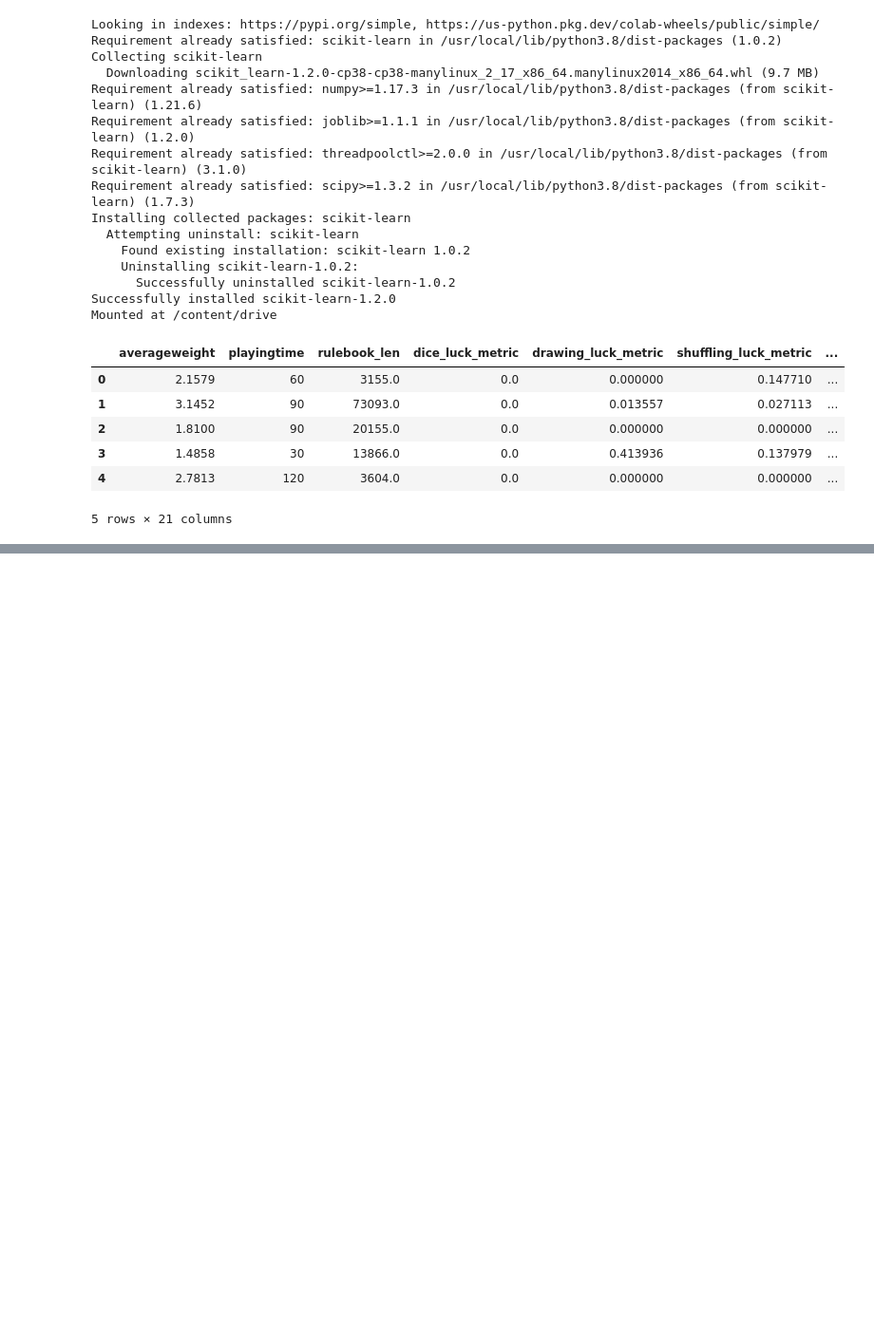
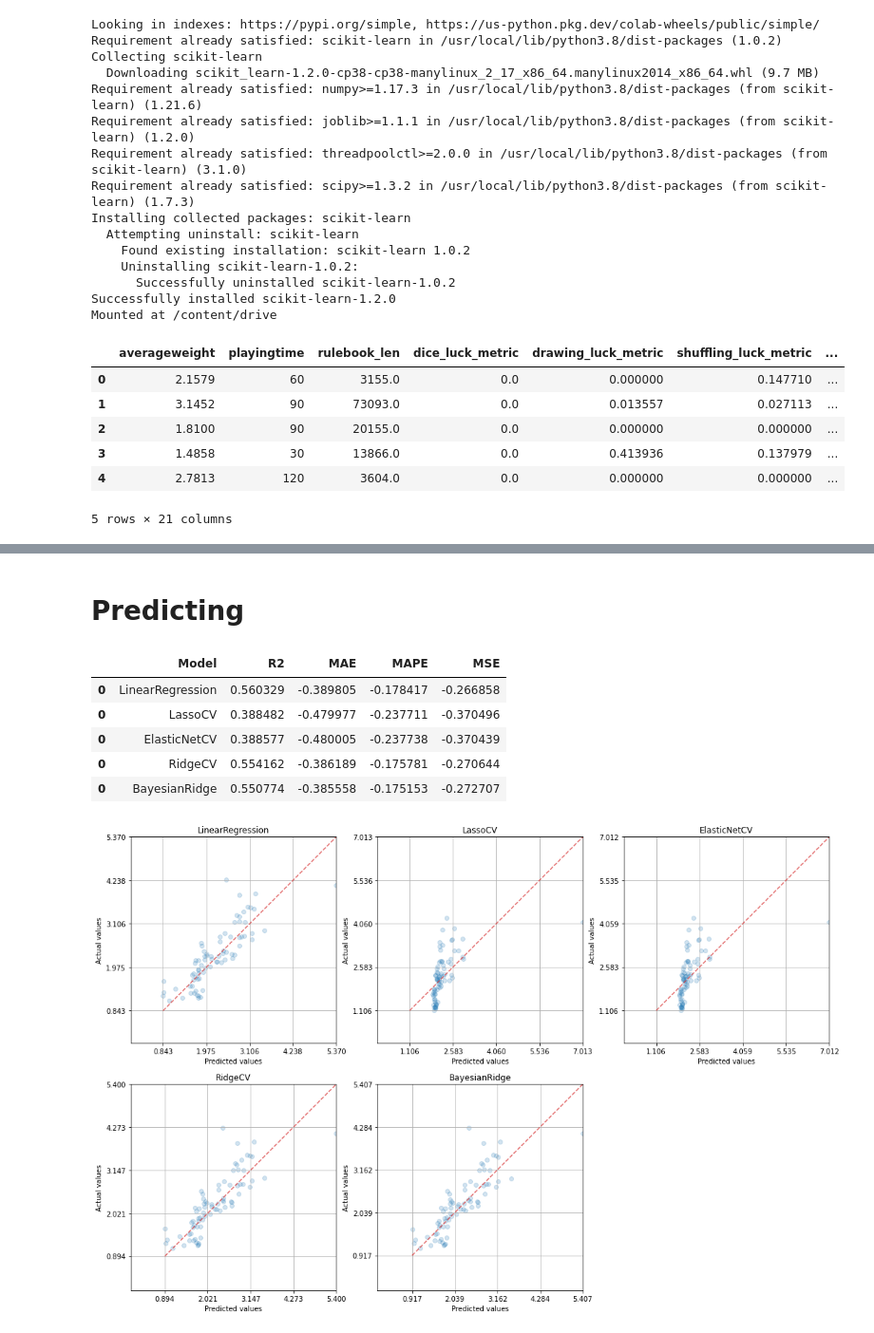
Before and after one commit to marco-luzzara/boardgame-complexity-predictor, a Jupyter notebook: src/predict.ipynb, the cells around one changed output, grey strips where cells are left out. Shown at 95% size. Saved outputs shown, nothing was run; the diff lists cells and outputs as text; code cells hidden in the pictures; blank space fills up the shorter version.

```diff
--- a/src/predict.ipynb
+++ b/src/predict.ipynb
@@ -79,7 +79,6 @@ import ipywidgets as widgets
 from typing import List
 from sklearn.metrics import PredictionErrorDisplay
 
-MIN_COMPLEXITY, MAX_COMPLEXITY = 0, 5
 MAX_PLOT_IN_ROW = 3
 PLOT_INCHES = 6
 
@@ -88,7 +87,6 @@ def fill_predictions_subplot(ax, i_model: int, title: str, y_test, y_predictions
     col = i_model % MAX_PLOT_IN_ROW
 
     subplot = ax[row][col]
-    subplot.axis([MIN_COMPLEXITY, MAX_COMPLEXITY, MIN_COMPLEXITY, MAX_COMPLEXITY])
     subplot.grid(True)
     PredictionErrorDisplay.from_predictions(
         y_true=y_test,
@@ -249,0 +274,48 @@ results
+# %% [markdown]
+# Predicting
+# %%
+import numpy as np
+from sklearn.model_selection import cross_validate, ShuffleSplit, GridSearchCV, train_test_split
+from sklearn.metrics import r2_score, mean_squared_error, mean_absolute_error, mean_absolute_percentage_error
+
+results = pd.DataFrame(columns=['Model', 'R2', 'MAE', 'MAPE', 'MSE'])
+cv_scorings = ['r2', 'neg_mean_absolute_error', 'neg_mean_absolute_percentage_error', 'neg_mean_squared_error']
+
+x_train, x_test, y_train, y_test = \
+    train_test_stratified_split(x_all, y_all,
+                                test_size = 0.20, random_state = 100)
+
+for i_category, item in enumerate(models.items()):
+    #create_header(item[0])
+    fig, ax = create_containing_plot(i_category, len(item[1]))
+    for i_m, model in enumerate(item[1]):
+        splitter = custom_cv_stratified_regression(5, x_train, y_train,
+                                                   test_size = 0.20, random_state = 100)
+        estimator, performanceMetrics = \
+            get_fit_estimator(model.instance, x_train, y_train, splitter, cv_scorings) \
+                if model.params_tuning is None else \
+            get_fit_estimator_with_tuning(model.instance, model.params_tuning,
+                                          x_train, y_train, splitter, cv_scorings)
+
+        y_predictions = estimator.predict(x_test)
+
+        results = pd.concat([results, pd.DataFrame([
+            {
+                'Model': model.name,
+                'R2': performanceMetrics.r2,
+                'MAE': performanceMetrics.mae,
+                'MAPE': performanceMetrics.mape,
+                'MSE': performanceMetrics.mse
+            }
+            ])])
+        fill_predictions_subplot(ax, i_m, model.name, y_test, y_predictions)
+
+results
+# %% [output]
+|  | Model | R2 | MAE | MAPE | MSE |
+| 0 | LinearRegression | 0.560329 | -0.389805 | -0.178417 | -0.266858 |
+| 0 | LassoCV | 0.388482 | -0.479977 | -0.237711 | -0.370496 |
+| 0 | ElasticNetCV | 0.388577 | -0.480005 | -0.237738 | -0.370439 |
+| 0 | RidgeCV | 0.554162 | -0.386189 | -0.175781 | -0.270644 |
+| 0 | BayesianRidge | 0.550774 | -0.385558 | -0.175153 | -0.272707 |
+[figure, added]
```
Also changed, not shown: parts of 5 cells of this notebook.
